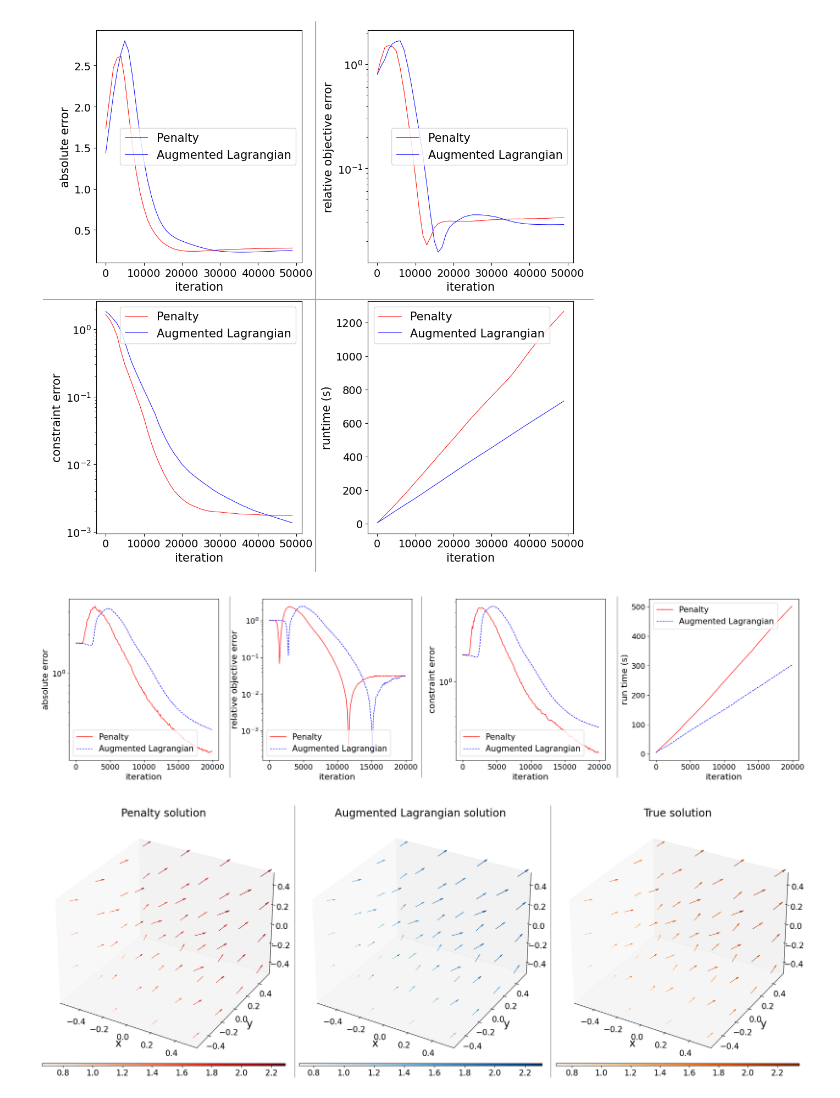
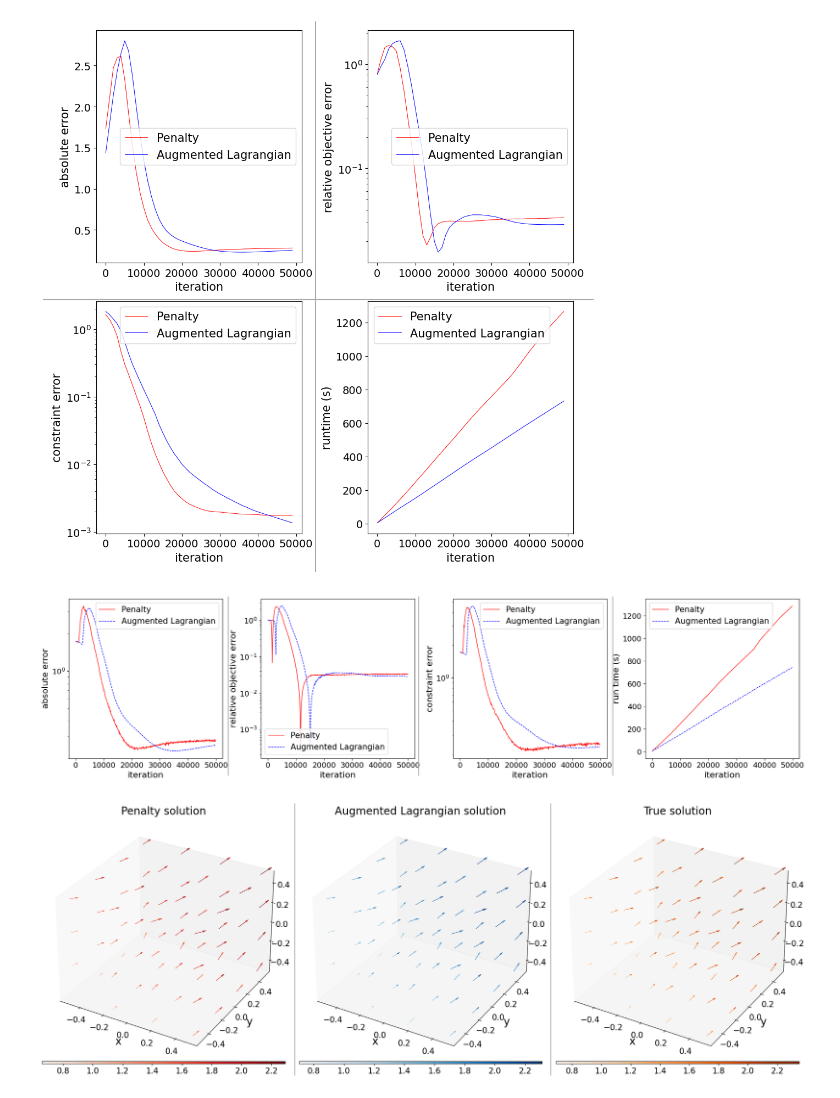
Before and after one commit to pinakm9/var-al, a Jupyter notebook: plotters/Beltrami.ipynb, the cells around one changed output. Saved outputs shown, nothing was run; the diff lists cells and outputs as text; code cells hidden in the pictures.

Commit message:
plot update

```diff
--- a/plotters/Beltrami.ipynb
+++ b/plotters/Beltrami.ipynb
@@ -304,35 +304,35 @@ def plot_errors(filename, last, interval, k):
     df_al = pd.read_csv('../data/Beltrami-al/train_log.csv')
 
     x = df_p['iteration'].to_numpy()[0:last:interval]
     ax_l.semilogy(x, smooth(df_p['L2-error'].to_numpy()[0:last:interval], k), linewidth=1, label='Penalty', c='red')
     ax_l.semilogy(x, smooth(df_al['L2-error'].to_numpy()[0:last:interval], k), linewidth=1, label='Augmented Lagrangian', c='blue', linestyle='--')
     ax_l.legend(fontsize=legend_size)
     ax_o.semilogy(x, smooth(np.abs(df_p['objective-error'].to_numpy()[0:last:interval]), k), linewidth=1, label='Penalty', c='red')
     ax_o.semilogy(x, smooth(np.abs(df_al['objective-error'].to_numpy()[0:last:interval]), k), linewidth=1, label='Augmented Lagrangian', c='blue', linestyle='--')
     ax_o.legend(fontsize=legend_size)
     ax_c.semilogy(x, smooth(np.abs(df_p['constraint-error'].to_numpy()[0:last:interval]), k), linewidth=1, label='Penalty', c='red')
     ax_c.semilogy(x, smooth(np.abs(df_al['constraint-error'].to_numpy()[0:last:interval]), k), linewidth=1, label='Augmented Lagrangian', c='blue', linestyle='--')
     ax_c.legend(fontsize=legend_size)
     ax_m.plot(x, smooth(np.abs(df_p['runtime'].to_numpy()[0:last:interval]), k), linewidth=1, label='Penalty', c='red')
     ax_m.plot(x, smooth(np.abs(df_al['runtime'].to_numpy()[0:last:interval]), k), linewidth=1, label='Augmented Lagrangian', c='blue', linestyle='--')
     ax_m.legend(fontsize=legend_size)
     l = 0.4525
     line = plt.Line2D([l+.045,l+.045],[0.05,0.98], transform=fig.transFigure, color=line_color)
     fig.add_artist(line)
     l = 0.205
     line = plt.Line2D([l+.045,l+.045],[0.05,0.98], transform=fig.transFigure, color=line_color)
     fig.add_artist(line)
     l = 0.705
     line = plt.Line2D([l+.045,l+.045],[0.05,0.98], transform=fig.transFigure, color=line_color)
     fig.add_artist(line)
     fig.tight_layout()
     plt.savefig('{}.png'.format(filename), dpi=300)
     plt.show()
 
 
-plot_errors('../plots/Beltrami-error', last=200, interval=1, k=-1)
+plot_errors('../plots/Beltrami-error', last=500, interval=1, k=-1)
 # %% [output]
-[figure, old version]
+[figure, new version]
 # %%
 # set up plotting parameters
 scale = 5
```
Also changed, not shown: 5 other files.
